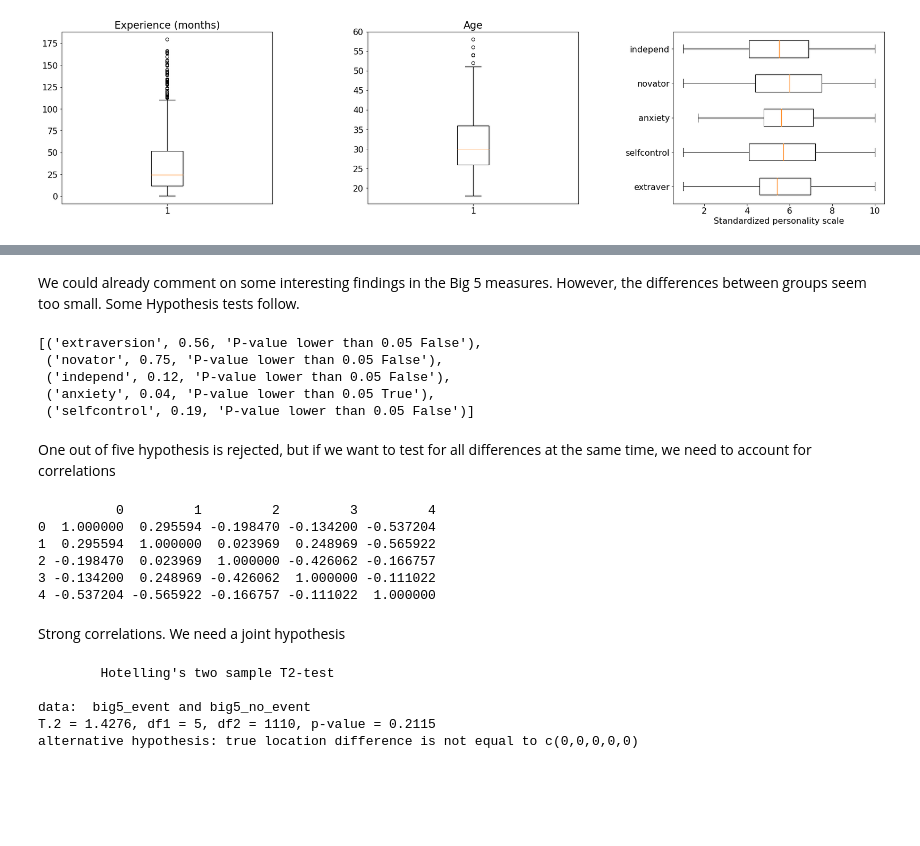
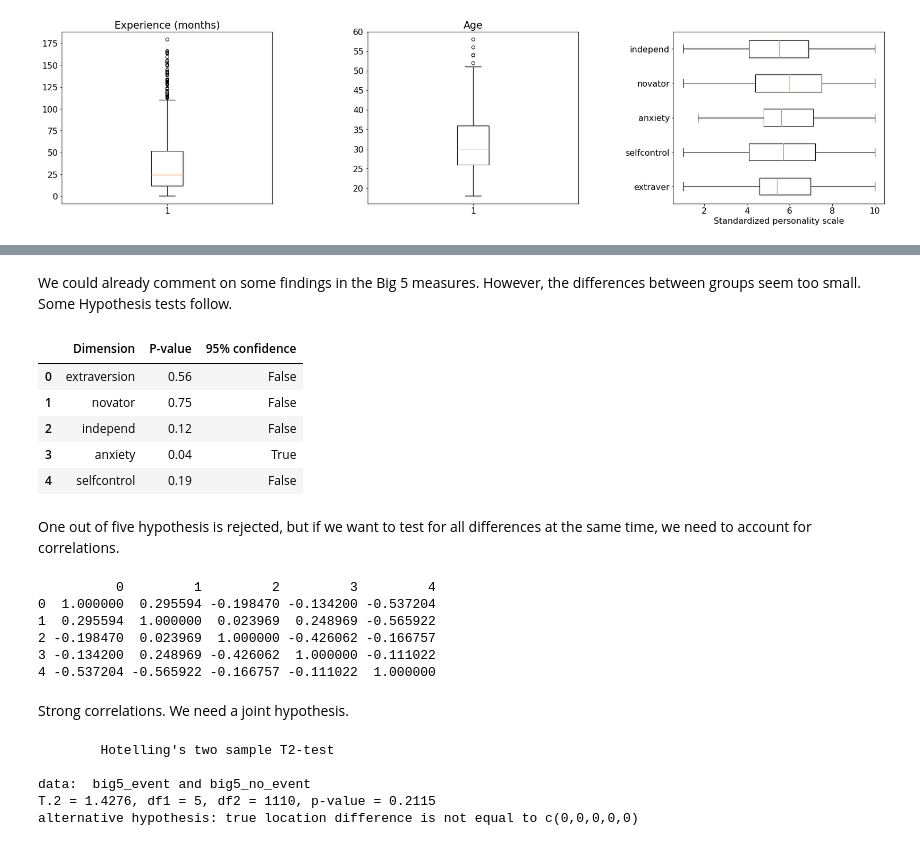
Before and after one commit to Zeralm/Employee-Attrition, a Jupyter notebook: build/Analysis_2.ipynb, the cells around one changed output, grey strips where cells are left out. Saved outputs shown, nothing was run; the diff lists cells and outputs as text; code cells hidden in the pictures; blank space fills up the shorter version.

Commit message:
better comments

```diff
--- a/build/Analysis_2.ipynb
+++ b/build/Analysis_2.ipynb
@@ -212,21 +209,22 @@ plt.show()
 # %% [markdown]
-We could already comment on some interesting findings in the Big 5 measures. However, the differences between groups seem too small. Some Hypothesis tests follow.
+We could already comment on some findings in the Big 5 measures. However, the differences between groups seem too small. Some Hypothesis tests follow.
 # %%
 
 
 xg = output[labels1].loc[output["event"] == 1]
 yg = output[labels1].loc[output["event"] == 0]
 stat, p = ttest_ind(xg, yg)
 
-[(labels1[u] ,np.around(p[u],2), "P-value lower than 0.05 {}".format(p[u] < 0.05)) for u in range(len(p))]
+pd.DataFrame([(labels1[u] ,np.around(p[u],2), p[u] < 0.05) for u in range(len(p))], columns = ["Dimension", "P-value", "95% confidence"])
 # %% [output]
-[('extraversion', 0.56, 'P-value lower than 0.05 False'),
- ('novator', 0.75, 'P-value lower than 0.05 False'),
- ('independ', 0.12, 'P-value lower than 0.05 False'),
- ('anxiety', 0.04, 'P-value lower than 0.05 True'),
- ('selfcontrol', 0.19, 'P-value lower than 0.05 False')]
+|  | Dimension | P-value | 95% confidence |
+| 0 | extraversion | 0.56 | False |
+| 1 | novator | 0.75 | False |
+| 2 | independ | 0.12 | False |
+| 3 | anxiety | 0.04 | True |
+| 4 | selfcontrol | 0.19 | False |
 # %% [markdown]
-One out of five hypothesis is rejected, but if we want to test for all differences at the same time, we need to account for correlations
+One out of five hypothesis is rejected, but if we want to test for all differences at the same time, we need to account for correlations.
 # %%
 print(pd.DataFrame(np.corrcoef([output[c] for c in labels1])))
 
@@ -242,7 +240,7 @@ noevenbig5 = big5.loc[big5["event"] == 0].drop(["event"], axis = 1)
 3 -0.134200  0.248969 -0.426062  1.000000 -0.111022
 4 -0.537204 -0.565922 -0.166757 -0.111022  1.000000
 # %% [markdown]
-Strong correlations. We need a joint hypothesis
+Strong correlations. We need a joint hypothesis.
 # %%
 %%capture
 %%R
```
Also changed, not shown: parts of 4 cells of this notebook.
